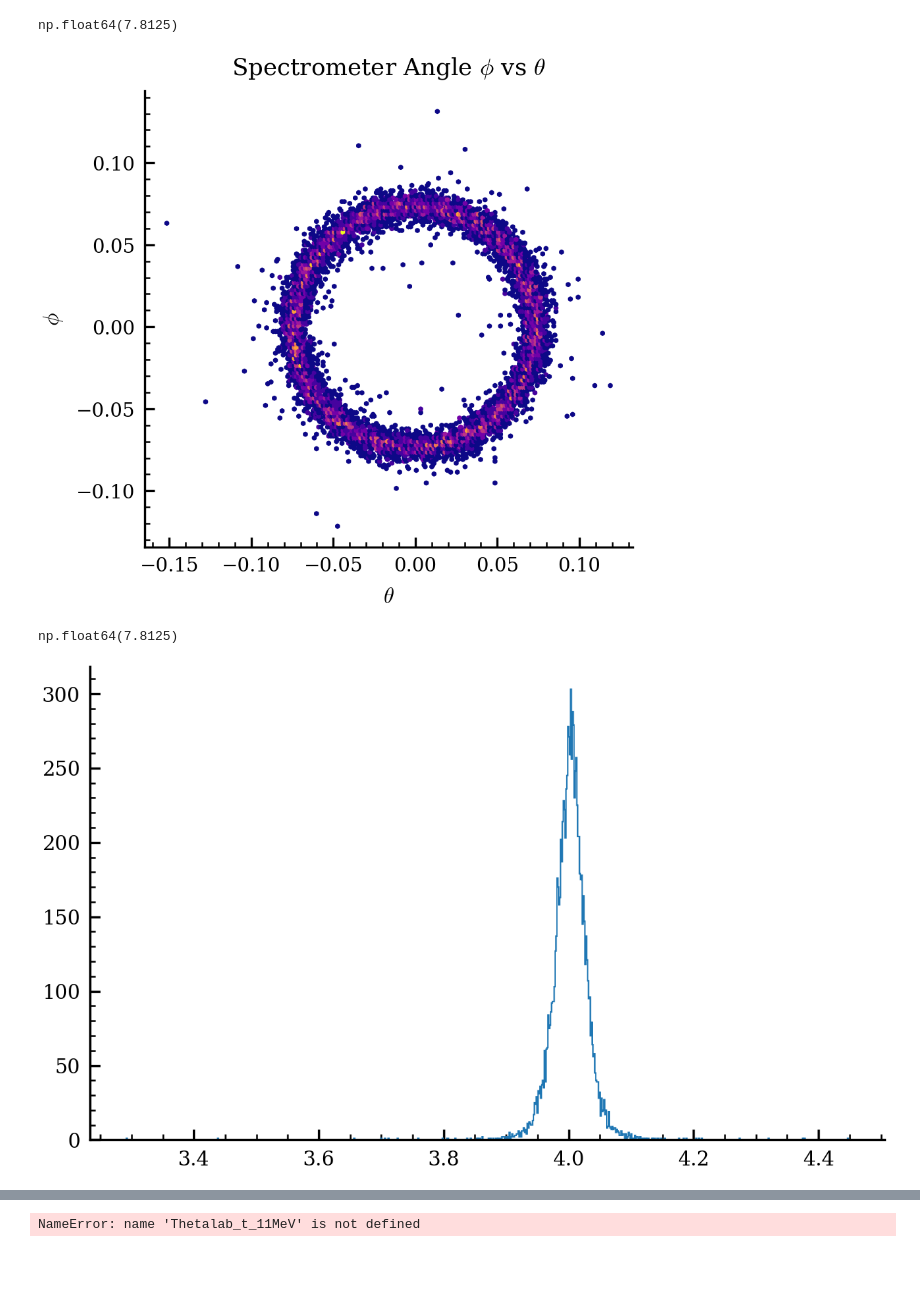
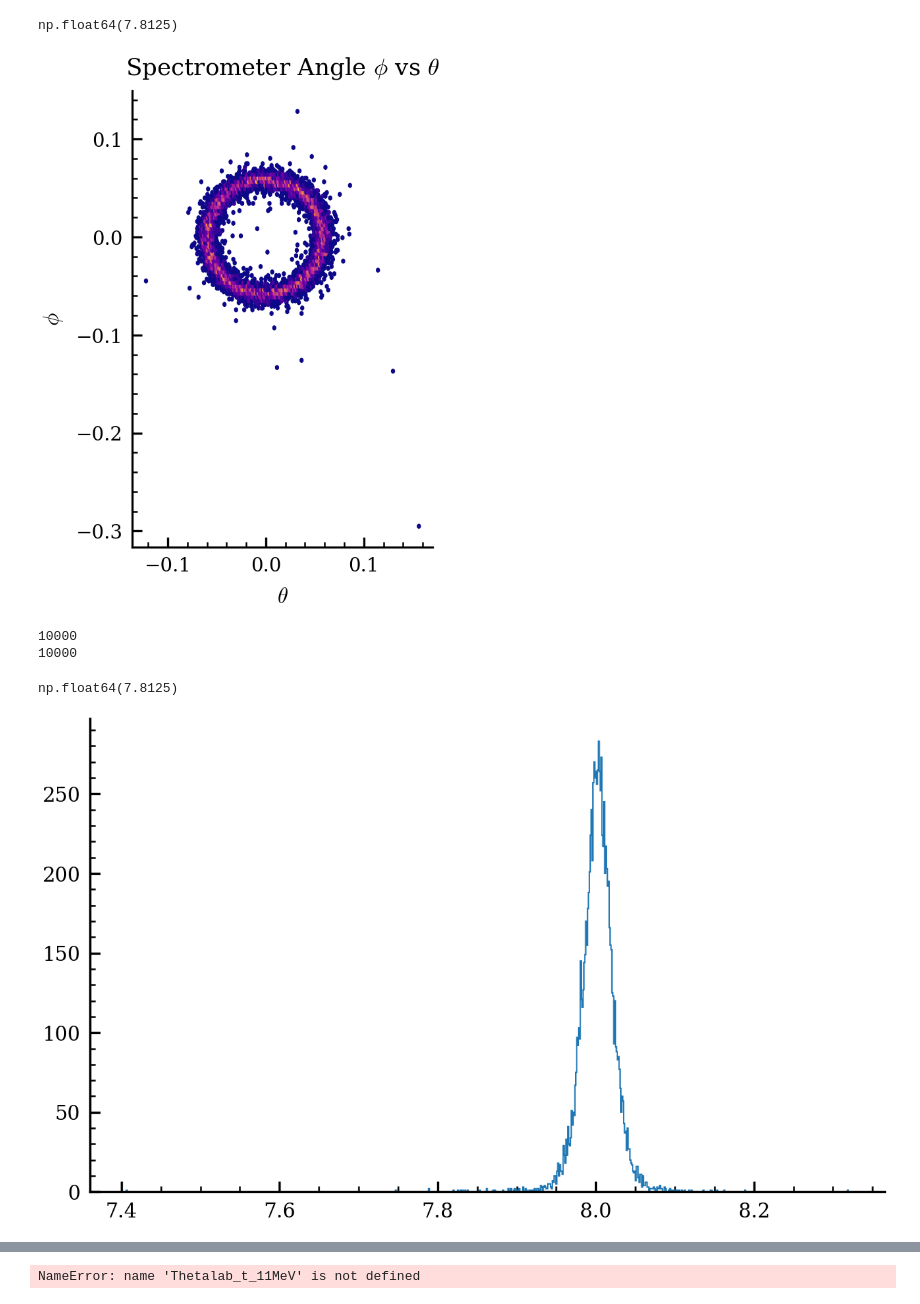
Before and after one commit to htametahI/G4EMMA, a Jupyter notebook: UserDir/ExcitationEnergy/check_results.ipynb, the cells around one changed output, grey strips where cells are left out. Cells and saved outputs as stored; diff of their text form; code cells hidden in the pictures; blank space fills up the shorter version.

```diff
--- a/UserDir/ExcitationEnergy/check_results.ipynb
+++ b/UserDir/ExcitationEnergy/check_results.ipynb
@@ -57,21 +71,13 @@ def autoscale_fonts(fig, base=10, ref_width=6.4):
 # %%
-# S3 Gate 500,000 points run:
-# post_target_ejectile_gate = np.loadtxt("postTarget_reaction_S3Gate.dat", dtype = str, delimiter=",").astype(float)
-# E_recoil_0MeV_gate = post_target_ejectile_gate[:, 2]
-# Thetalab_recoil_gate = post_target_ejectile_gate[:, 3]
-# Philab_recoil_gate = post_target_ejectile_gate[:, 4]
-# ThetaCM_recoil_gate = post_target_ejectile_gate[:, 5]
-
-# E_t_gate = post_target_ejectile_gate[:, 8]
-# Thetalab_t_gate= post_target_ejectile_gate[:, 9]
-# Philab_t_gate = post_target_ejectile_gate[:, 10]
-# ThetaCM_t_gate= post_target_ejectile_gate[:, -2]
-
-
 # S3 Gate TEST:
 beam = np.loadtxt("beam.dat", dtype = str, delimiter=" ").astype(float)
-post_target_ejectile_gate_test = np.loadtxt("postTarget_reaction_S3GateTest2.dat", dtype = str, delimiter=",").astype(float)
+# post_target_ejectile_gate_test = np.loadtxt("Ex11p084MeV_132p32to133p21deg.dat", dtype = str, delimiter=",").astype(float)
+# post_target_ejectile_gate_test = np.loadtxt("Ex4p000MeV_132p32to133p21deg.dat", dtype = str, delimiter=",").astype(float)
+# post_target_ejectile_gate_test = np.loadtxt("Ex11p084MeV_132p32to133p21deg.dat", dtype = str, delimiter=",").astype(float)
+# post_target_ejectile_gate_test = np.loadtxt("Ex0p000MeV_132p32to133p21deg.dat", dtype = str, delimiter=",").astype(float)
+post_target_ejectile_gate_test = np.loadtxt("Ex8p000MeV_132p32to133p21deg.dat", dtype = str, delimiter=",").astype(float)
 
+# /Users/mikeqiu/GEANT4/G4EMMA/UserDir/ExcitationEnergy/
 E_recoil_0MeV_gate_test = post_target_ejectile_gate_test[:, 2]
 Thetalab_recoil_gate_test = post_target_ejectile_gate_test[:, 3]
 Philab_recoil_gate_test = post_target_ejectile_gate_test[:, 4]
@@ -144,30 +141,37 @@ autoscale_fonts(fig, base=10)
 # plt.savefig("OuterMostAngleMap.png")
 # %% [output]
 np.float64(7.8125)
-[figure, old version]
+[figure, new version]
 # %%
 # Excitation Energy
 mA = 20484.845566 #MeV
 ma = 6535.365833
 mb = 2809.432119
 mB = 24202.632149
+
 if len(Ebeam) != len(E_t_gate_test):
-    E_t_gate_test = E_t_gate_test[:-1]
+    diff = len(Ebeam) - len(E_t_gate_test)
+    if diff > 0:
+        Ebeam = Ebeam[:-diff]
+    else:
+        E_t_gate_test = E_t_gate_test[:diff]
+    # E_t_gate_test = E_t_gate_test[:-1]
 T = Ebeam
 # T = 66
-# print(len(Ebeam))
-# print(len(E_t_gate_test))
+print(len(Ebeam))
+print(len(E_t_gate_test))
 
 val1 = mA**2 + ma**2 + mb**2 + 2 * mA * ma + 2 * ma * T
 val2 = -2 * (mb + E_t_gate_test) * (mA + T + ma)
 val3 = 2 * np.cos(np.deg2rad(Thetalab_t_gate_test)) * np.sqrt(T**2 + 2 * mA * T) * np.sqrt(E_t_gate_test**2 + 2 * mb * E_t_gate_test)
 Exc = np.sqrt(val1 + val2 + val3) - mB
 
 fig = plt.figure(figsize=(5, 3))
 plt.hist(Exc, bins = 800, histtype="step", linewidth=0.5,label = r"$\phi$")
 # plt.xlim(10.6, 11.5)
-
 autoscale_fonts(fig, base=10)
 # %% [output]
-np.float64(7.8125)
+10000
+10000
+np.float64(7.8125)
-[figure, old version]
+[figure, new version]
```
Also changed, not shown: parts of 6 cells of this notebook, 19 other files.
